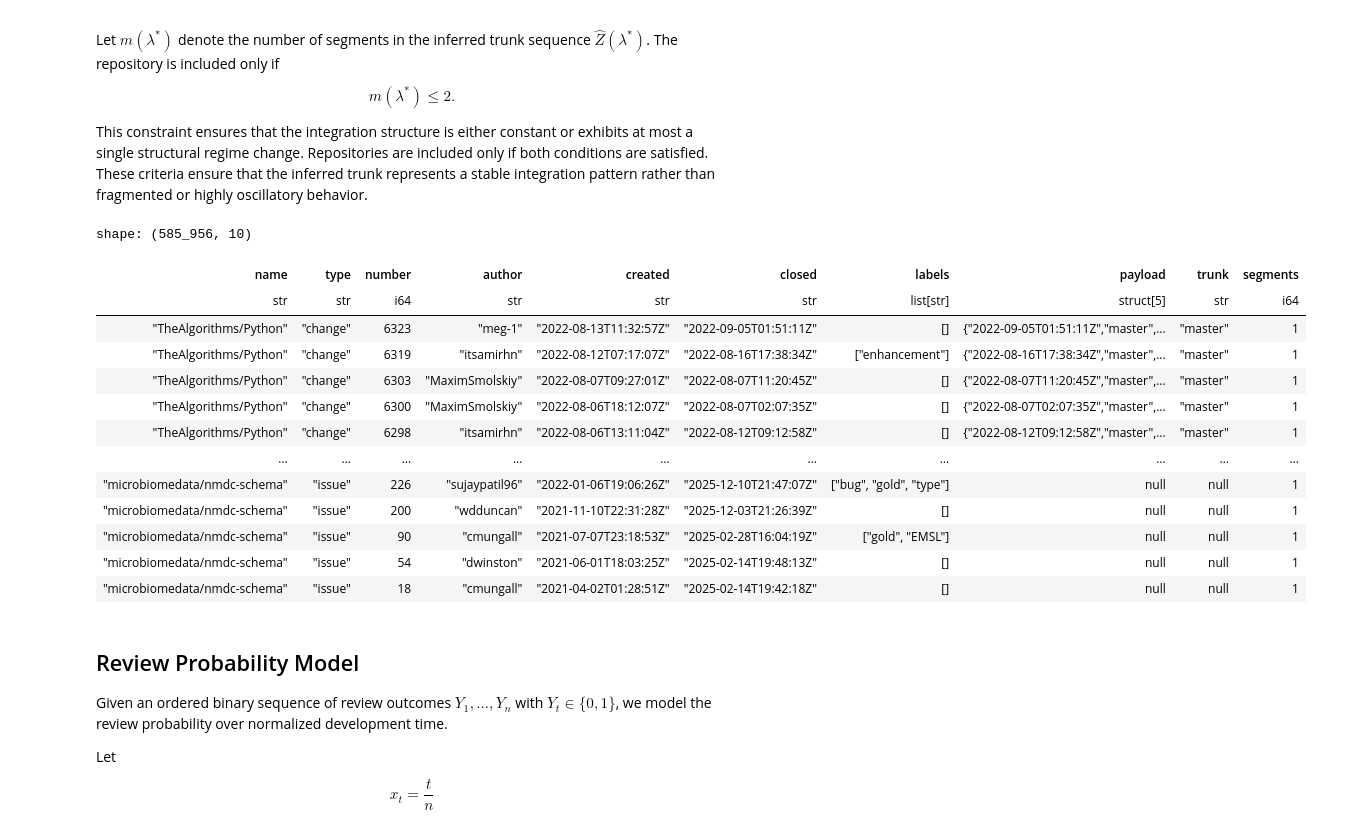
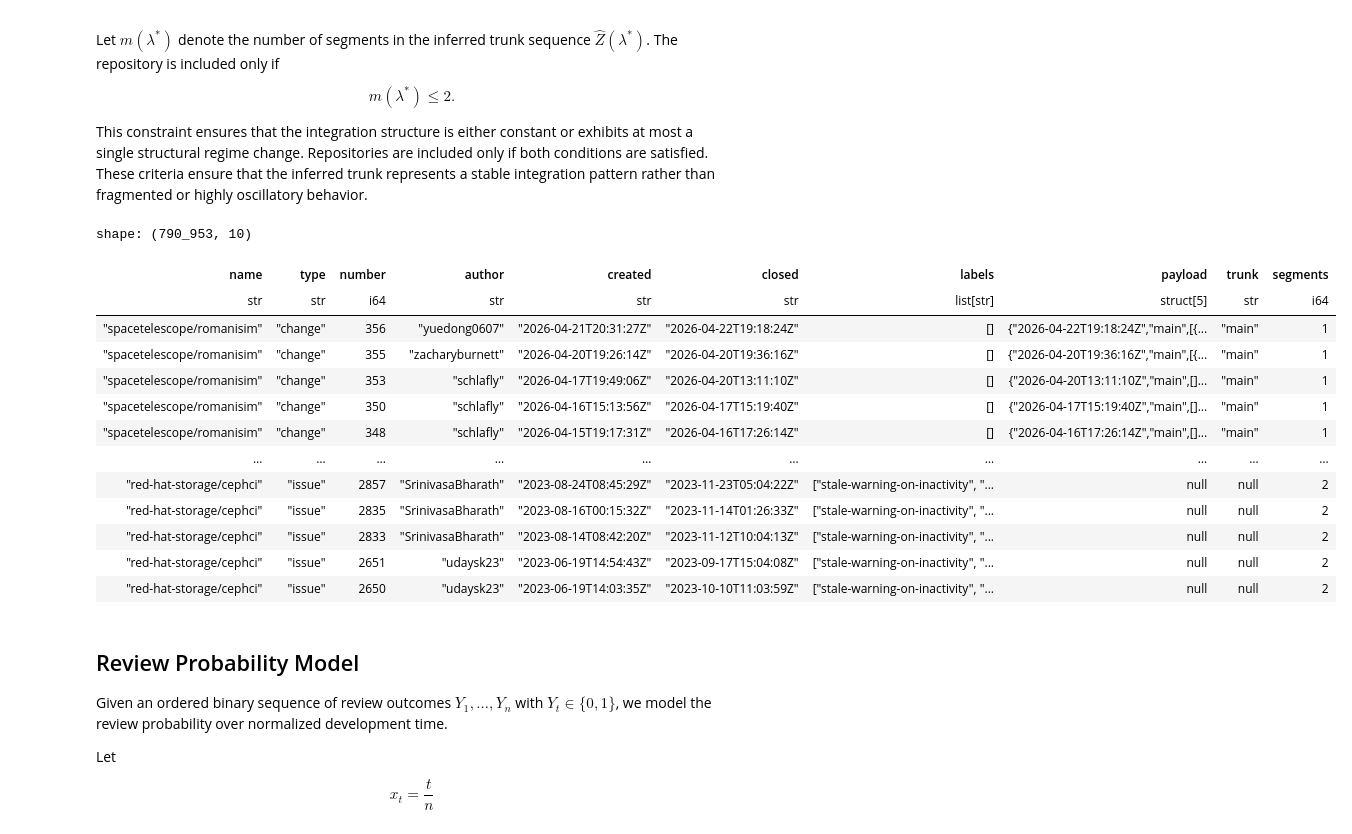
Before and after one commit to witrin/coredd-pipelines, a Jupyter notebook: notebooks/scope/profile.ipynb, the cells around one changed output. Saved outputs shown, nothing was run; the diff lists cells and outputs as text; code cells hidden in the pictures.

```diff
--- a/notebooks/scope/profile.ipynb
+++ b/notebooks/scope/profile.ipynb
@@ -86,7 +18,7 @@ issues = pl.from_arrow(
         "scope-issue-catalog",
         location="main",
         partition="default",
-        version="3.0.0",
+        version="4.0.0",
     )
 )
 
@@ -95,7 +27,7 @@ pool = pl.from_arrow(
         "scope-repository-pool",
         location="main",
         partition="default",
-        version="5.0.0",
+        version="6.0.0",
     )
 )
 # %%
@@ -184,27 +116,27 @@ This constraint ensures that the integration structure is either constant or exh
 # %%
 path = cache / "trunk.parquet"
 if path.exists():
     trunk = pl.read_parquet(path)
 else:
-    trunk = TrunkBatch().transform(issues, threshold=threshold)
+    trunk = TrunkBatch().transform(issues)
     trunk.write_parquet(path)
 
 trunk.filter(pl.col("segments") <= 2)
 # %% [output]
-shape: (585_956, 10)
+shape: (790_953, 10)
 | name | type | number | author | created | closed | labels | payload | trunk | segments |
 | str | str | i64 | str | str | str | list[str] | struct[5] | str | i64 |
-| "TheAlgorithms/Python" | "change" | 6323 | "meg-1" | "2022-08-13T11:32:57Z" | "2022-09-05T01:51:11Z" | [] | {"2022-09-05T01:51:11Z","master",... | "master" | 1 |
-| "TheAlgorithms/Python" | "change" | 6319 | "itsamirhn" | "2022-08-12T07:17:07Z" | "2022-08-16T17:38:34Z" | ["enhancement"] | {"2022-08-16T17:38:34Z","master",... | "master" | 1 |
-| "TheAlgorithms/Python" | "change" | 6303 | "MaximSmolskiy" | "2022-08-07T09:27:01Z" | "2022-08-07T11:20:45Z" | [] | {"2022-08-07T11:20:45Z","master",... | "master" | 1 |
-| "TheAlgorithms/Python" | "change" | 6300 | "MaximSmolskiy" | "2022-08-06T18:12:07Z" | "2022-08-07T02:07:35Z" | [] | {"2022-08-07T02:07:35Z","master",... | "master" | 1 |
-| "TheAlgorithms/Python" | "change" | 6298 | "itsamirhn" | "2022-08-06T13:11:04Z" | "2022-08-12T09:12:58Z" | [] | {"2022-08-12T09:12:58Z","master",... | "master" | 1 |
+| "spacetelescope/romanisim" | "change" | 356 | "yuedong0607" | "2026-04-21T20:31:27Z" | "2026-04-22T19:18:24Z" | [] | {"2026-04-22T19:18:24Z","main",[{... | "main" | 1 |
+| "spacetelescope/romanisim" | "change" | 355 | "zacharyburnett" | "2026-04-20T19:26:14Z" | "2026-04-20T19:36:16Z" | [] | {"2026-04-20T19:36:16Z","main",[{... | "main" | 1 |
+| "spacetelescope/romanisim" | "change" | 353 | "schlafly" | "2026-04-17T19:49:06Z" | "2026-04-20T13:11:10Z" | [] | {"2026-04-20T13:11:10Z","main",[]... | "main" | 1 |
+| "spacetelescope/romanisim" | "change" | 350 | "schlafly" | "2026-04-16T15:13:56Z" | "2026-04-17T15:19:40Z" | [] | {"2026-04-17T15:19:40Z","main",[]... | "main" | 1 |
+| "spacetelescope/romanisim" | "change" | 348 | "schlafly" | "2026-04-15T19:17:31Z" | "2026-04-16T17:26:14Z" | [] | {"2026-04-16T17:26:14Z","main",[]... | "main" | 1 |
 | … | … | … | … | … | … | … | … | … | … |
-| "microbiomedata/nmdc-schema" | "issue" | 226 | "sujaypatil96" | "2022-01-06T19:06:26Z" | "2025-12-10T21:47:07Z" | ["bug", "gold", "type"] | null | null | 1 |
-| "microbiomedata/nmdc-schema" | "issue" | 200 | "wdduncan" | "2021-11-10T22:31:28Z" | "2025-12-03T21:26:39Z" | [] | null | null | 1 |
-| "microbiomedata/nmdc-schema" | "issue" | 90 | "cmungall" | "2021-07-07T23:18:53Z" | "2025-02-28T16:04:19Z" | ["gold", "EMSL"] | null | null | 1 |
-| "microbiomedata/nmdc-schema" | "issue" | 54 | "dwinston" | "2021-06-01T18:03:25Z" | "2025-02-14T19:48:13Z" | [] | null | null | 1 |
-| "microbiomedata/nmdc-schema" | "issue" | 18 | "cmungall" | "2021-04-02T01:28:51Z" | "2025-02-14T19:42:18Z" | [] | null | null | 1 |
+| "red-hat-storage/cephci" | "issue" | 2857 | "SrinivasaBharath" | "2023-08-24T08:45:29Z" | "2023-11-23T05:04:22Z" | ["stale-warning-on-inactivity", "... | null | null | 2 |
+| "red-hat-storage/cephci" | "issue" | 2835 | "SrinivasaBharath" | "2023-08-16T00:15:32Z" | "2023-11-14T01:26:33Z" | ["stale-warning-on-inactivity", "... | null | null | 2 |
+| "red-hat-storage/cephci" | "issue" | 2833 | "SrinivasaBharath" | "2023-08-14T08:42:20Z" | "2023-11-12T10:04:13Z" | ["stale-warning-on-inactivity", "... | null | null | 2 |
+| "red-hat-storage/cephci" | "issue" | 2651 | "udaysk23" | "2023-06-19T14:54:43Z" | "2023-09-17T15:04:08Z" | ["stale-warning-on-inactivity", "... | null | null | 2 |
+| "red-hat-storage/cephci" | "issue" | 2650 | "udaysk23" | "2023-06-19T14:03:35Z" | "2023-10-10T11:03:59Z" | ["stale-warning-on-inactivity", "... | null | null | 2 |
 # %% [markdown]
 ## Review Probability Model
 
```
Also changed, not shown: parts of 6 cells of this notebook.
